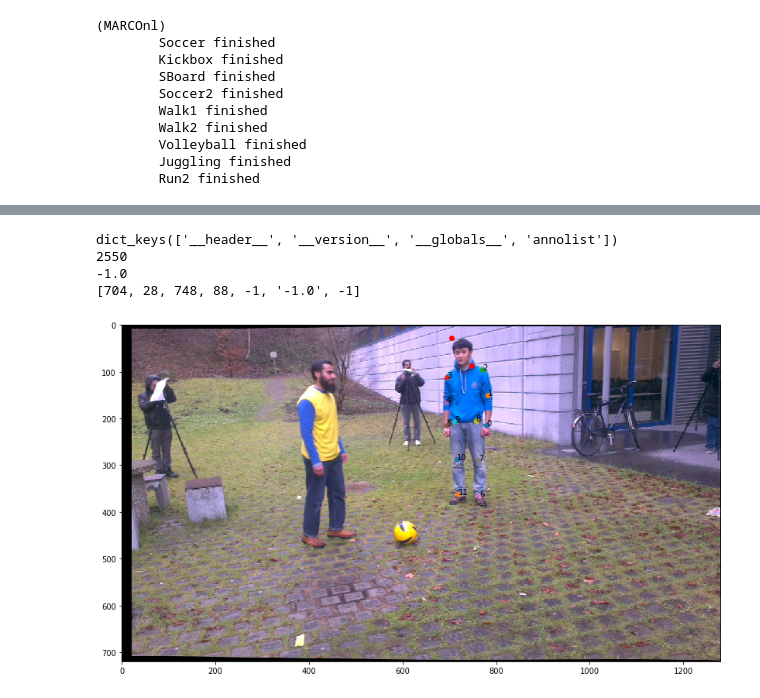
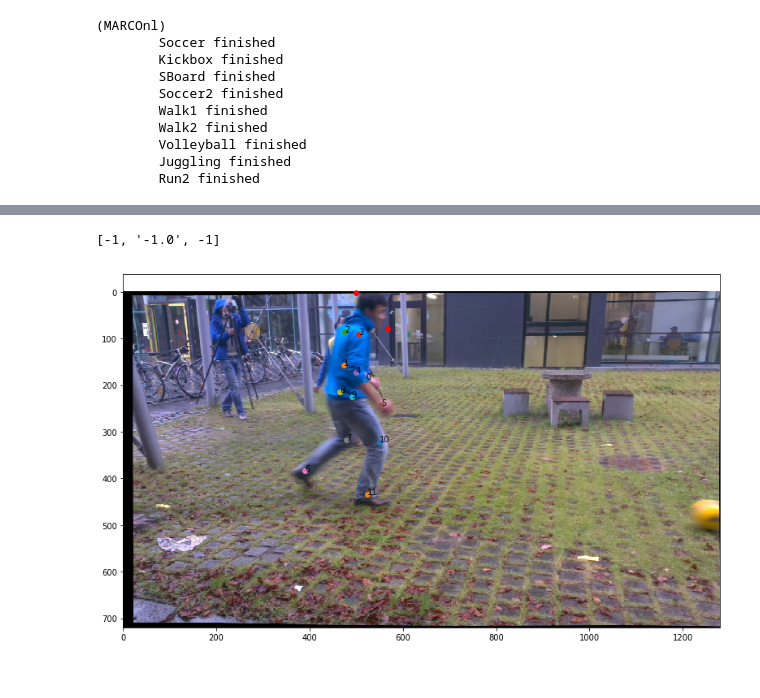
Before and after one commit to jutanke/pak, a Jupyter notebook: samples/MARCOnI.ipynb, the cells around one changed output, grey strips where cells are left out. Cells and saved outputs as stored; diff of their text form; code cells hidden in the pictures.

```diff
--- a/samples/MARCOnI.ipynb
+++ b/samples/MARCOnI.ipynb
@@ -48,7 +47,11 @@ from os import makedirs, listdir
 from os.path import join, isfile, isdir, exists, splitext
 from scipy.io import loadmat
 
-im = X[0,0]
+cam = 4
+frame = 479
+#frame = 5
+
+im = X[cam,frame]
 fig = plt.figure(figsize=(16,8))
 ax = fig.add_subplot(111)
 ax.imshow(im)
@@ -57,18 +60,17 @@ annot_url = '/home/julian/Data/pak_test1/marconi/Soccer/Annotations.mat'
 
 
 M = loadmat(annot_url)
-print(M.keys())
 annolist = M['annolist'][0]
-print(len(annolist))
 
 # for elem in annolist:
 #     a,b,c = elem
 #     name = a[0][0][0][0]
 
-elem = annolist[0]
-a,b,c = elem
+elem = annolist[frame + (cam * 510)]
+a,b,_ = elem
 
 name = a[0][0][0][0]
+
 individuals = b[0]
 
 # 0 - left hand
@@ -85,40 +87,42 @@ individuals = b[0]
 # 11- right foot
 def checkout_item(item):
     a,b,c,d,e,f,g,h,j = item
+#     print("------------------------------")
+#     print("")
+#     print([e,f,g])
+#     print("")
+#     print("------------------------------")
+
 
     a = a[0][0]; b = b[0][0]
     c = c[0][0]; d = d[0][0]
     e = e[0][0]; g = g[0][0]; f = f[0]
 
-    print(f)
-    print([a,b,c,d,e,f,g])
+    #print(f)
+    print([e,f,g])
 
     ax.scatter([a, c], [b, d], color='red')
 
     joints = h[0][0][0][0]  # x, y, id, visible
     for jidx, joint in enumerate(joints):
         x, y, pid, visible = joint
         x = x[0][0]
         y = y[0][0]
         ax.scatter(x, y)
         ax.text(x, y, str(jidx))
 
 
 
-
-#checkout_item(individuals[0])
-checkout_item(individuals[1])
+checkout_item(individuals[0])
+#checkout_item(individuals[1])
 
 
 # print(len(b[0][0]))
 # for xx in b[0][0]:
 #     print(xx)
 
 
 plt.show()
 # %% [output]
-dict_keys(['__header__', '__version__', '__globals__', 'annolist'])
-2550
--1.0
-[704, 28, 748, 88, -1, '-1.0', -1]
+[-1, '-1.0', -1]
-[figure, old version]
+[figure, new version]
```
Also changed, not shown: parts of 4 cells of this notebook, 1 other file.
